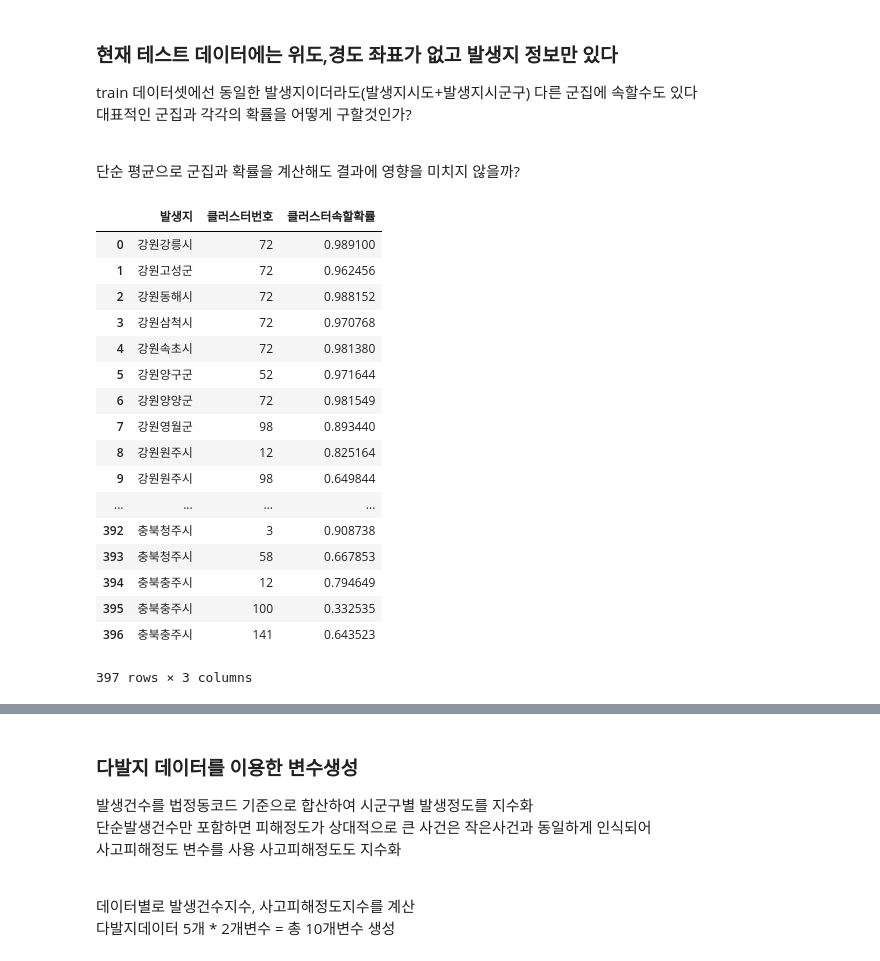
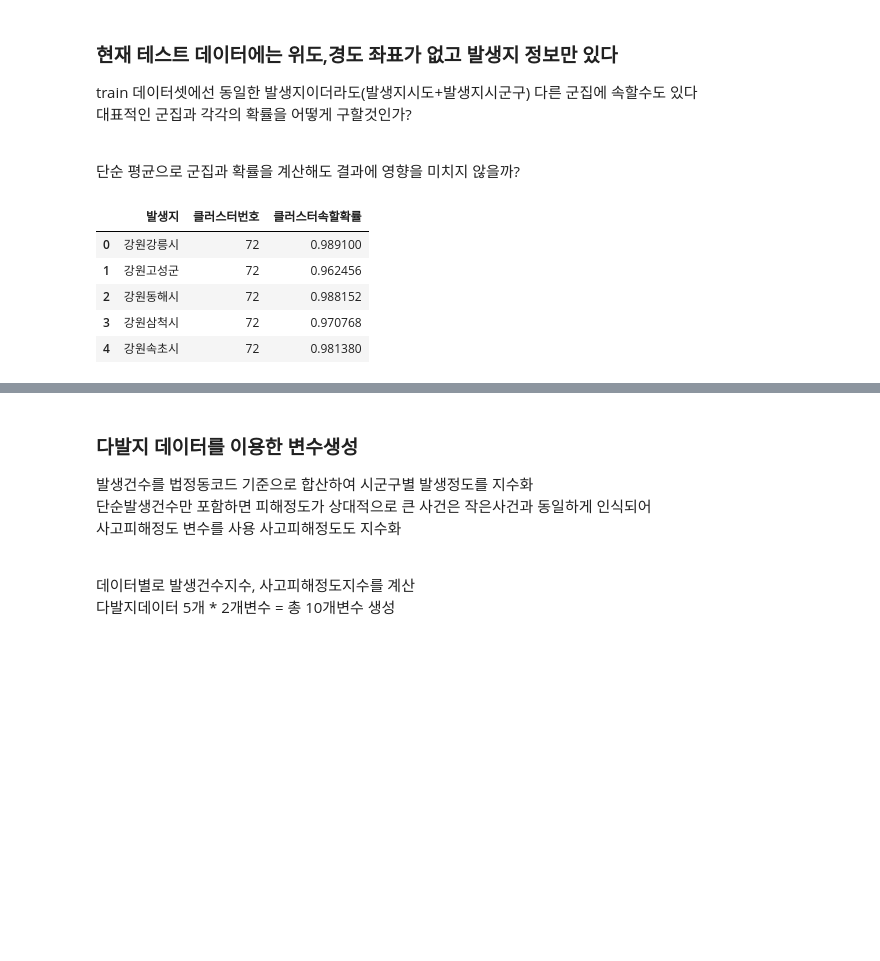
Before and after one commit to parksunwoo/dbs_zero2all, a Jupyter notebook: 9th_week/maps_modeling.ipynb, the cells around one changed output, grey strips where cells are left out. Drawn from its saved outputs; the diff is of its cells as text; code cells hidden in the pictures; blank space fills up the shorter version.

```diff
--- a/9th_week/maps_modeling.ipynb
+++ b/9th_week/maps_modeling.ipynb
@@ -222,26 +205,14 @@ train 데이터셋에선 동일한 발생지이더라도(발생지시도+발생
 # %%
 #train_cluster_mean = train.groupby(['발생지', '클러스터번호'])['클러스터속할확률'].mean()
 #train_cluster_mean
 
 train_cluster_mean = train.groupby(['발생지','클러스터번호']).mean()['클러스터속할확률'].reset_index()
-train_cluster_mean
+train_cluster_mean.head(5)
 # %% [output]
 |  | 발생지 | 클러스터번호 | 클러스터속할확률 |
 | 0 | 강원강릉시 | 72 | 0.989100 |
 | 1 | 강원고성군 | 72 | 0.962456 |
 | 2 | 강원동해시 | 72 | 0.988152 |
 | 3 | 강원삼척시 | 72 | 0.970768 |
 | 4 | 강원속초시 | 72 | 0.981380 |
-| 5 | 강원양구군 | 52 | 0.971644 |
-| 6 | 강원양양군 | 72 | 0.981549 |
-| 7 | 강원영월군 | 98 | 0.893440 |
-| 8 | 강원원주시 | 12 | 0.825164 |
-| 9 | 강원원주시 | 98 | 0.649844 |
-| ... | ... | ... | ... |
-| 392 | 충북청주시 | 3 | 0.908738 |
-| 393 | 충북청주시 | 58 | 0.667853 |
-| 394 | 충북충주시 | 12 | 0.794649 |
-| 395 | 충북충주시 | 100 | 0.332535 |
-| 396 | 충북충주시 | 141 | 0.643523 |
-397 rows × 3 columns
 # %%
```
Also changed, not shown: parts of 10 cells of this notebook.
